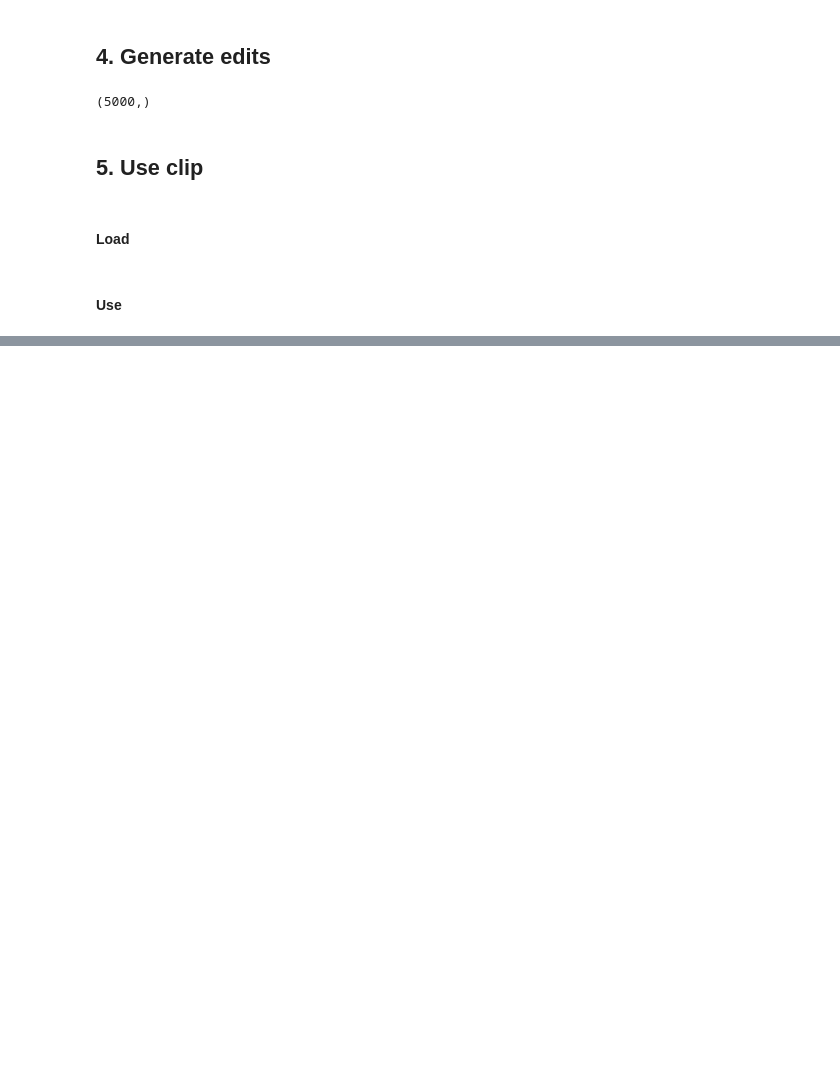
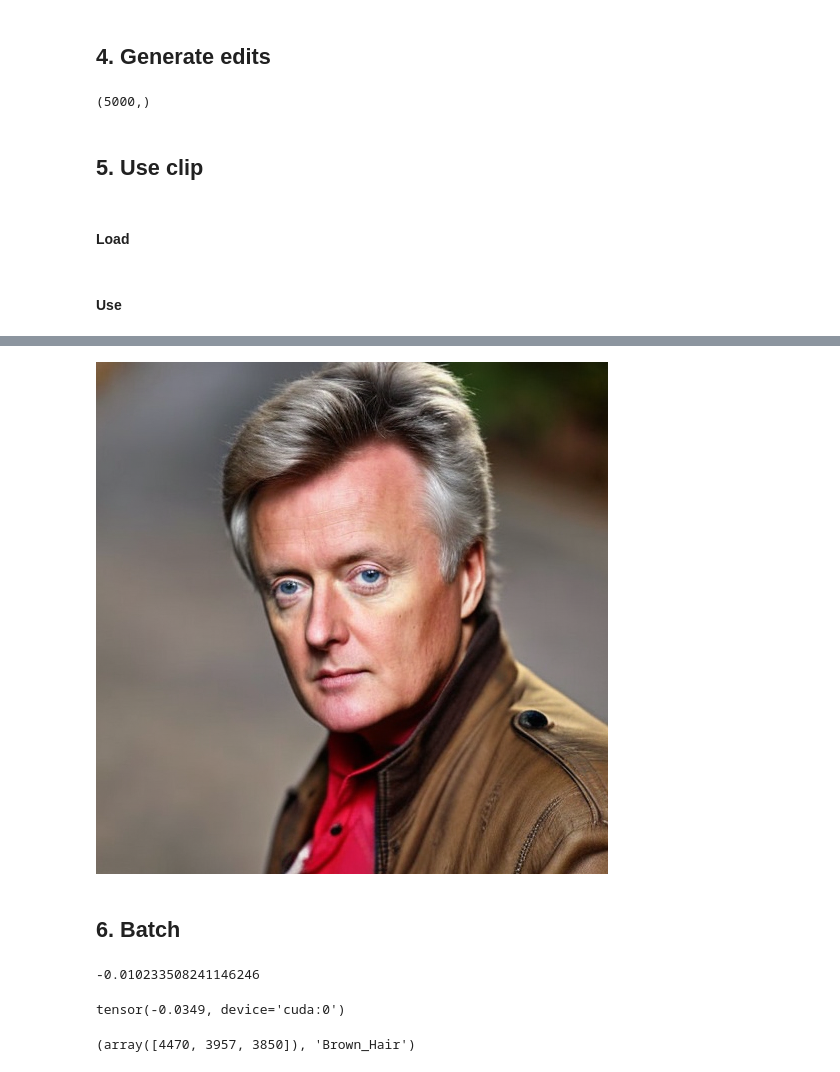
Before and after one commit to kzkwoka/w2w, a Jupyter notebook: notebooks/7_clip.ipynb, the cells around one changed output, grey strips where cells are left out. Saved outputs shown, nothing was run; the diff lists cells and outputs as text; code cells hidden in the pictures; blank space fills up the shorter version.

```diff
--- a/notebooks/7_clip.ipynb
+++ b/notebooks/7_clip.ipynb
@@ -151,0 +181,6 @@ imgs = imgs[:mid] + [baseline] + imgs[-mid:]
+# %%
+imgs[-1]
+# %% [output]
+[figure, added]
+# %% [markdown]
+## 6. Batch
@@ -151,0 +199,15 @@ imgs = imgs[:mid] + [baseline] + imgs[-mid:]
+# %%
+X[0].mean()
+# %% [output]
+-0.010233508241146246
+# %%
+sample[0].mean()
+# %% [output]
+tensor(-0.0349, device='cuda:0')
+# %%
+n = 11
+d = directions[:, n].cpu().numpy()
+i = np.abs(d).argsort()[-3:]
+i, y_cols[n]
+# %% [output]
+(array([4470, 3957, 3850]), 'Brown_Hair')
```
Also changed, not shown: parts of 25 cells of this notebook.
